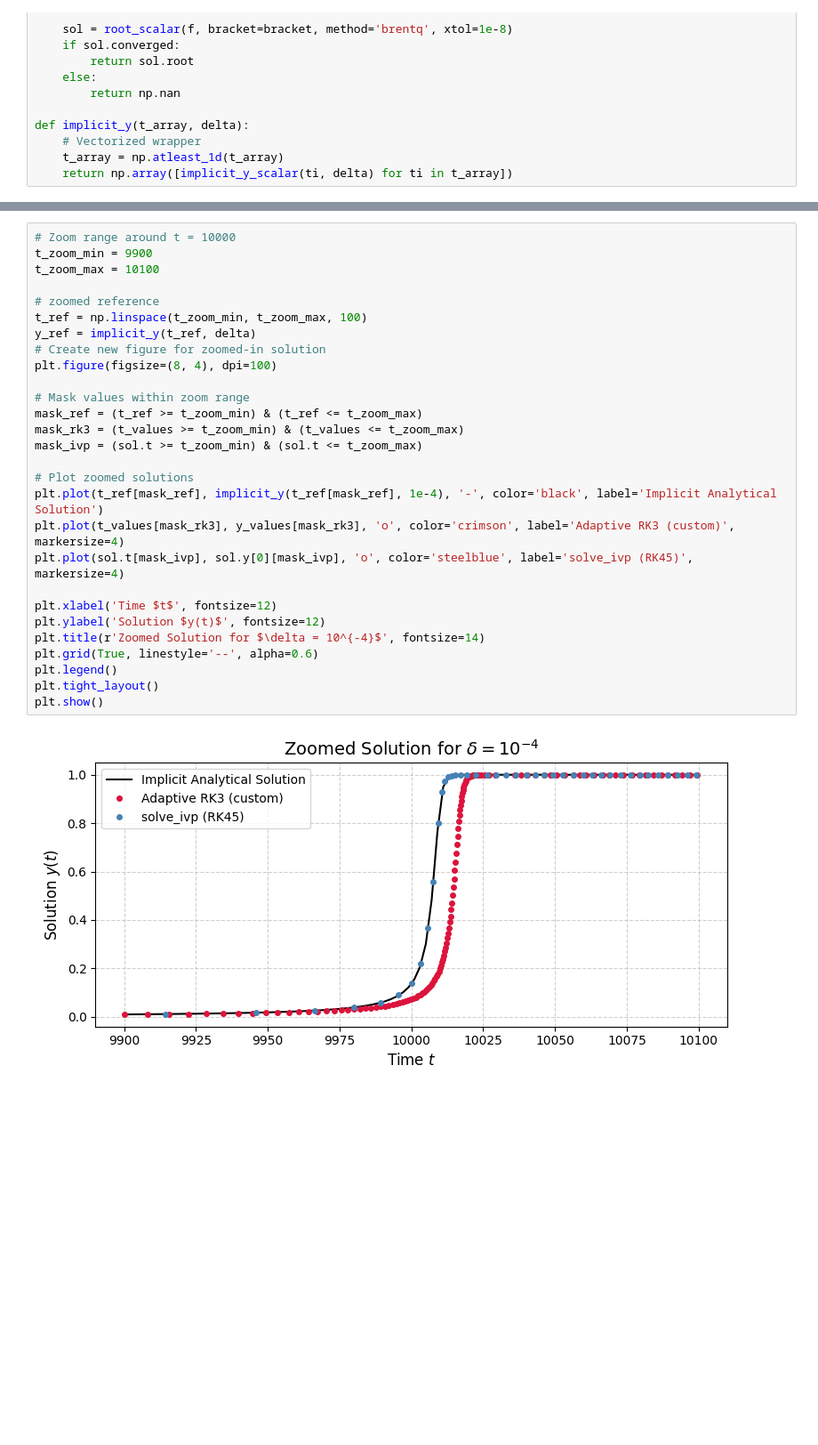
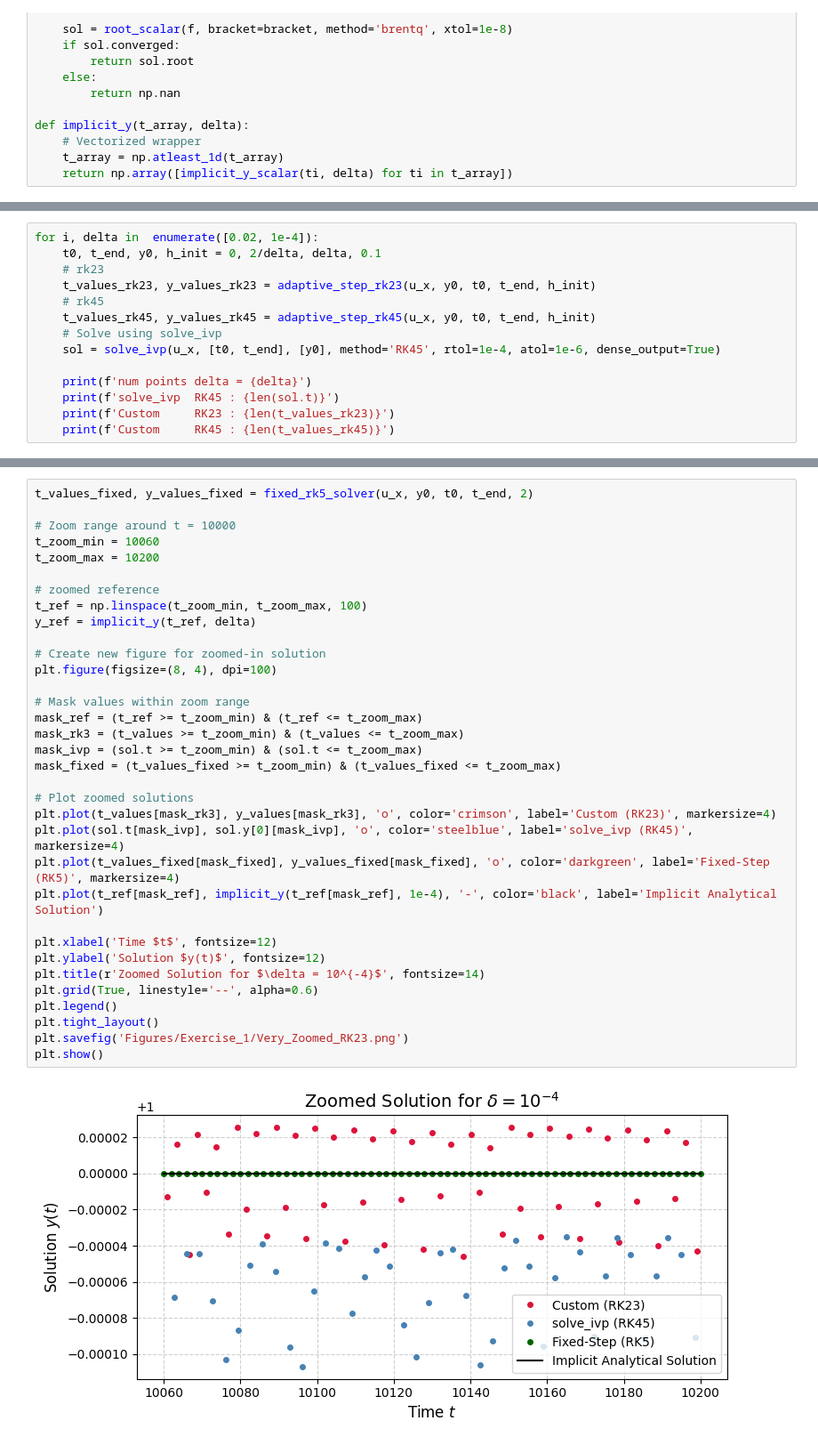
Before and after one commit to madswerngeen/02687---Scientific-Computing-for-differential-equations, a Jupyter notebook: Assignment 2/Exercise_1.ipynb, the cells around one changed output, grey strips where cells are left out. Shown: that part at 89% size. Saved outputs shown, nothing was run; the diff lists cells and outputs as text; blank space fills up the shorter version.

```diff
--- a/Assignment 2/Exercise_1.ipynb
+++ b/Assignment 2/Exercise_1.ipynb
@@ -131,0 +181,14 @@ def implicit_y(t_array, delta):
+# %%
+for i, delta in  enumerate([0.02, 1e-4]):
+    t0, t_end, y0, h_init = 0, 2/delta, delta, 0.1
+    # rk23
+    t_values_rk23, y_values_rk23 = adaptive_step_rk23(u_x, y0, t0, t_end, h_init)
+    # rk45
+    t_values_rk45, y_values_rk45 = adaptive_step_rk45(u_x, y0, t0, t_end, h_init)
+    # Solve using solve_ivp
+    sol = solve_ivp(u_x, [t0, t_end], [y0], method='RK45', rtol=1e-4, atol=1e-6, dense_output=True)
+
+    print(f'num points delta = {delta}')
+    print(f'solve_ivp  RK45 : {len(sol.t)}')
+    print(f'Custom     RK23 : {len(t_values_rk23)}')
+    print(f'Custom     RK45 : {len(t_values_rk45)}')
@@ -171,30 +272,36 @@ Number of error estimates: 5191
 # %%
+t_values_fixed, y_values_fixed = fixed_rk5_solver(u_x, y0, t0, t_end, 2)
+
 # Zoom range around t = 10000
-t_zoom_min = 9900
-t_zoom_max = 10100
+t_zoom_min = 10060
+t_zoom_max = 10200
 
 # zoomed reference
 t_ref = np.linspace(t_zoom_min, t_zoom_max, 100)
 y_ref = implicit_y(t_ref, delta)
+
 # Create new figure for zoomed-in solution
 plt.figure(figsize=(8, 4), dpi=100)
 
 # Mask values within zoom range
 mask_ref = (t_ref >= t_zoom_min) & (t_ref <= t_zoom_max)
 mask_rk3 = (t_values >= t_zoom_min) & (t_values <= t_zoom_max)
 mask_ivp = (sol.t >= t_zoom_min) & (sol.t <= t_zoom_max)
+mask_fixed = (t_values_fixed >= t_zoom_min) & (t_values_fixed <= t_zoom_max)
 
 # Plot zoomed solutions
+plt.plot(t_values[mask_rk3], y_values[mask_rk3], 'o', color='crimson', label='Custom (RK23)', markersize=4)
+plt.plot(sol.t[mask_ivp], sol.y[0][mask_ivp], 'o', color='steelblue', label='solve_ivp (RK45)', markersize=4)
+plt.plot(t_values_fixed[mask_fixed], y_values_fixed[mask_fixed], 'o', color='darkgreen', label='Fixed-Step (RK5)', markersize=4)
 plt.plot(t_ref[mask_ref], implicit_y(t_ref[mask_ref], 1e-4), '-', color='black', label='Implicit Analytical Solution')
-plt.plot(t_values[mask_rk3], y_values[mask_rk3], 'o', color='crimson', label='Adaptive RK3 (custom)', markersize=4)
-plt.plot(sol.t[mask_ivp], sol.y[0][mask_ivp], 'o', color='steelblue', label='solve_ivp (RK45)', markersize=4)
 
 plt.xlabel('Time $t$', fontsize=12)
 plt.ylabel('Solution $y(t)$', fontsize=12)
 plt.title(r'Zoomed Solution for $\delta = 10^{-4}$', fontsize=14)
 plt.grid(True, linestyle='--', alpha=0.6)
 plt.legend()
 plt.tight_layout()
+plt.savefig('Figures/Exercise_1/Very_Zoomed_RK23.png')
 plt.show()
 # %% [output]
-[figure, old version]
+[figure, new version]
```
Also changed, not shown: parts of 8 cells of this notebook.
